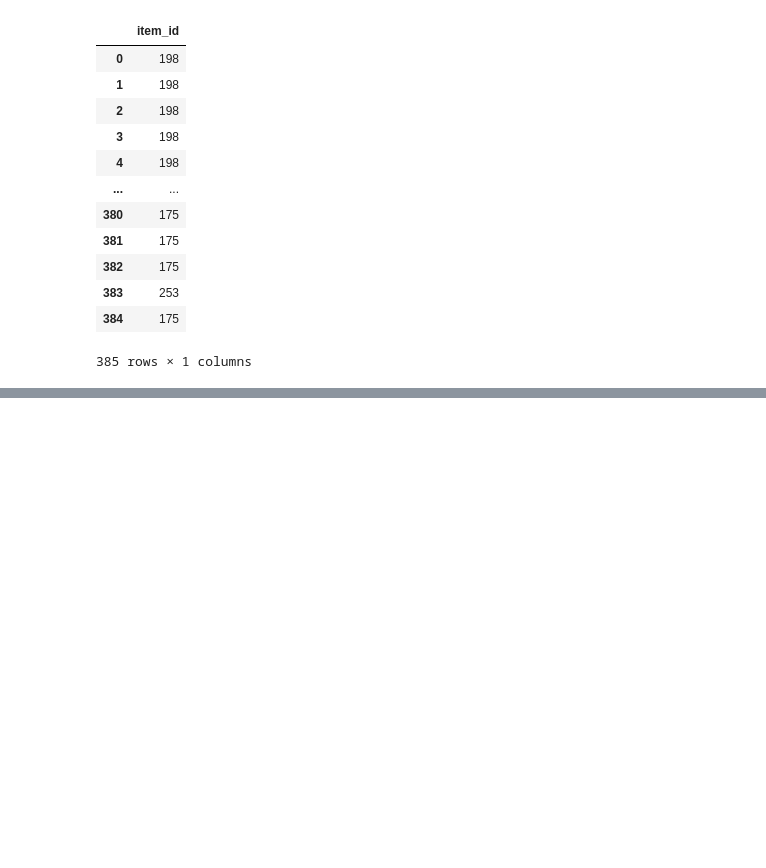
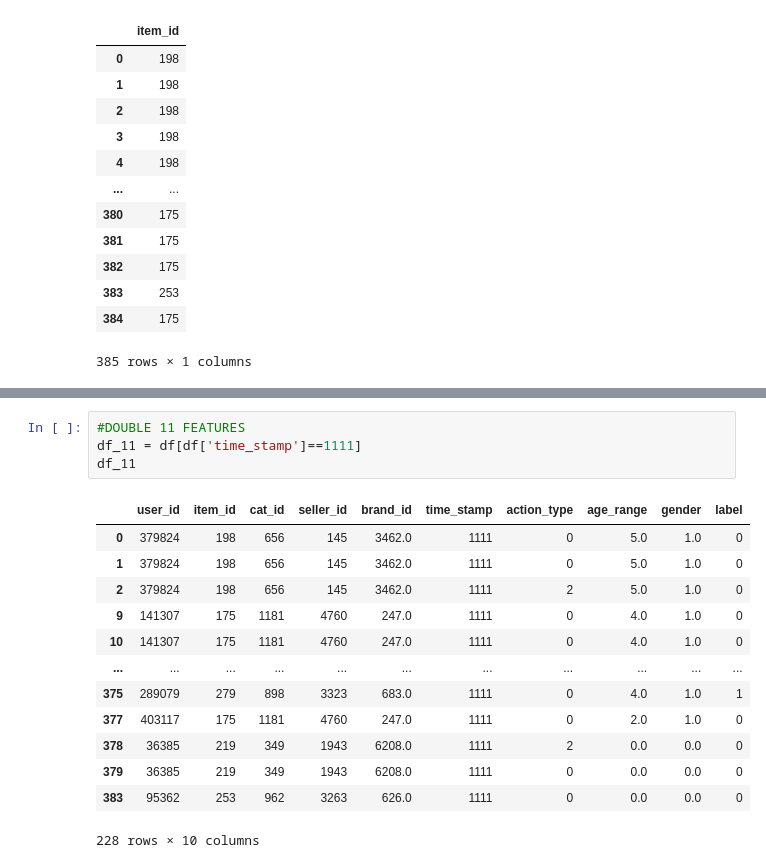
Before and after one commit to MrAlphalfa97/CECS_550, a Jupyter notebook: data_format1/Item Profile.ipynb, the cells around one changed output, grey strips where cells are left out. Saved outputs shown, nothing was run; the diff lists cells and outputs as text; blank space fills up the shorter version.

Commit message:
[#2]copied code for category and item profiles

```diff
--- a/data_format1/Item Profile.ipynb
+++ b/data_format1/Item Profile.ipynb
@@ -58,0 +248,18 @@ df_item
+# %%
+#DOUBLE 11 FEATURES
+df_11 = df[df['time_stamp']==1111]
+df_11
+# %% [output]
+|  | user_id | item_id | cat_id | seller_id | brand_id | time_stamp | action_type | age_range | gender | label |
+| 0 | 379824 | 198 | 656 | 145 | 3462.0 | 1111 | 0 | 5.0 | 1.0 | 0 |
+| 1 | 379824 | 198 | 656 | 145 | 3462.0 | 1111 | 0 | 5.0 | 1.0 | 0 |
+| 2 | 379824 | 198 | 656 | 145 | 3462.0 | 1111 | 2 | 5.0 | 1.0 | 0 |
+| 9 | 141307 | 175 | 1181 | 4760 | 247.0 | 1111 | 0 | 4.0 | 1.0 | 0 |
+| 10 | 141307 | 175 | 1181 | 4760 | 247.0 | 1111 | 0 | 4.0 | 1.0 | 0 |
+| ... | ... | ... | ... | ... | ... | ... | ... | ... | ... | ... |
+| 375 | 289079 | 279 | 898 | 3323 | 683.0 | 1111 | 0 | 4.0 | 1.0 | 1 |
+| 377 | 403117 | 175 | 1181 | 4760 | 247.0 | 1111 | 0 | 2.0 | 1.0 | 0 |
+| 378 | 36385 | 219 | 349 | 1943 | 6208.0 | 1111 | 2 | 0.0 | 0.0 | 0 |
+| 379 | 36385 | 219 | 349 | 1943 | 6208.0 | 1111 | 0 | 0.0 | 0.0 | 0 |
+| 383 | 95362 | 253 | 962 | 3263 | 626.0 | 1111 | 0 | 0.0 | 0.0 | 0 |
+228 rows × 10 columns
```
Also changed, not shown: parts of 24 cells of this notebook.
